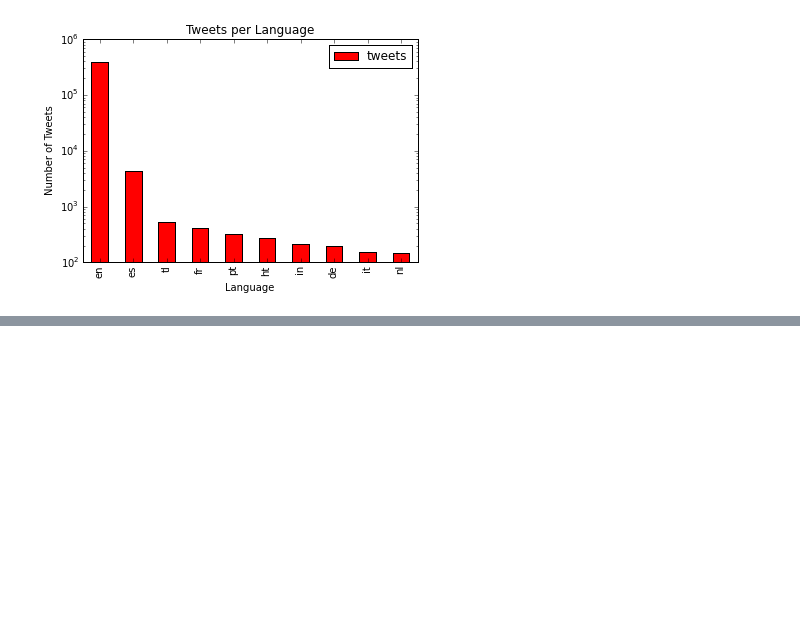
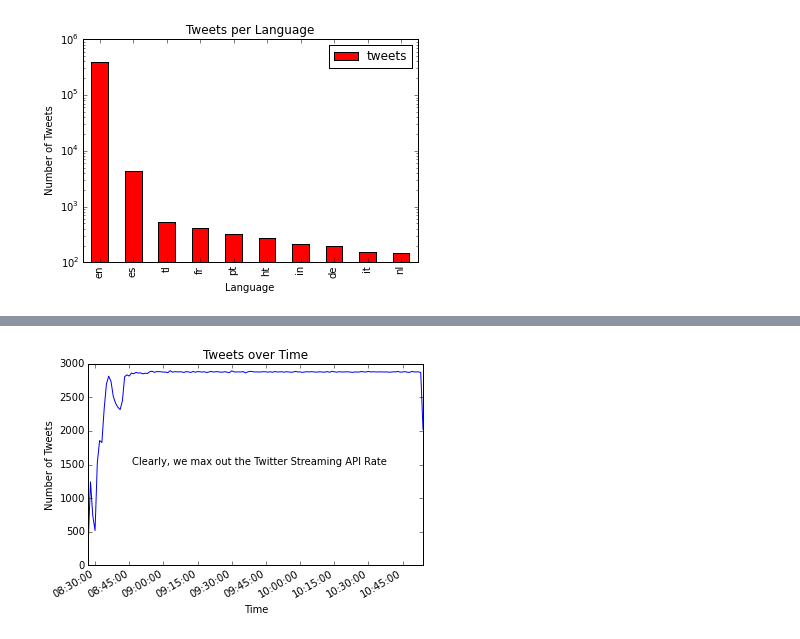
Before and after one commit to bcongdon/Data-Science-Projects, a Jupyter notebook: Debate Analytics.ipynb, the cells around one changed output, grey strips where cells are left out. Saved outputs shown, nothing was run; the diff lists cells and outputs as text; code cells hidden in the pictures; blank space fills up the shorter version.

Commit message:
Tweets over time analytics

```diff
--- a/Debate Analytics.ipynb
+++ b/Debate Analytics.ipynb
@@ -31,0 +38,11 @@ plt.savefig('language_graph.png',dpi=180)
+# %%
+#Select 'created_at'
+cursor = collection.find({},{"created_at":1})
+dateFrame = pd.DataFrame(list(cursor))
+
+#Convert to datetime
+dateFrame['created_at'] = pd.to_datetime(dateFrame['created_at'])
+dateFrame.set_index('created_at', drop=False, inplace=True)
+dateFrame.index = dateFrame.index.tz_localize('GMT').tz_convert('EST')
+dateFrame.index = dateFrame.index - DateOffset(hours = 12)
+dateFrame1m = dateFrame['created_at'].resample('1t', how='count')
@@ -31,0 +51,12 @@ plt.savefig('language_graph.png',dpi=180)
+# %%
+#Visualize
+fig, ax = plt.subplots()
+
+plt.title("Tweets over Time")
+plt.ylabel("Number of Tweets")
+ax = dateFrame1m.plot()
+ax.text("2016-02-25 09:42:00-05:00",1500,'Clearly, we max out the Twitter Streaming API Rate',horizontalalignment='center')
+plt.xlabel("Time")
+plt.savefig('tweets_over_time.png',dpi=180)
+# %% [output]
+[figure, added]
```
Also changed, not shown: parts of 3 cells of this notebook, 1 other file.
